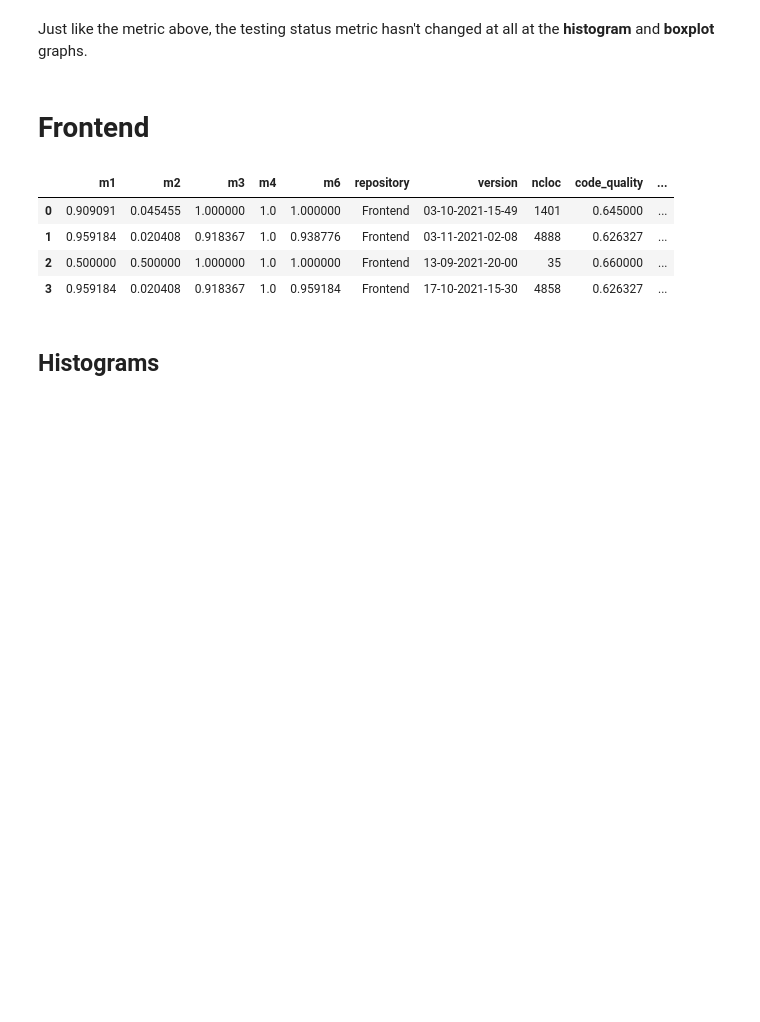
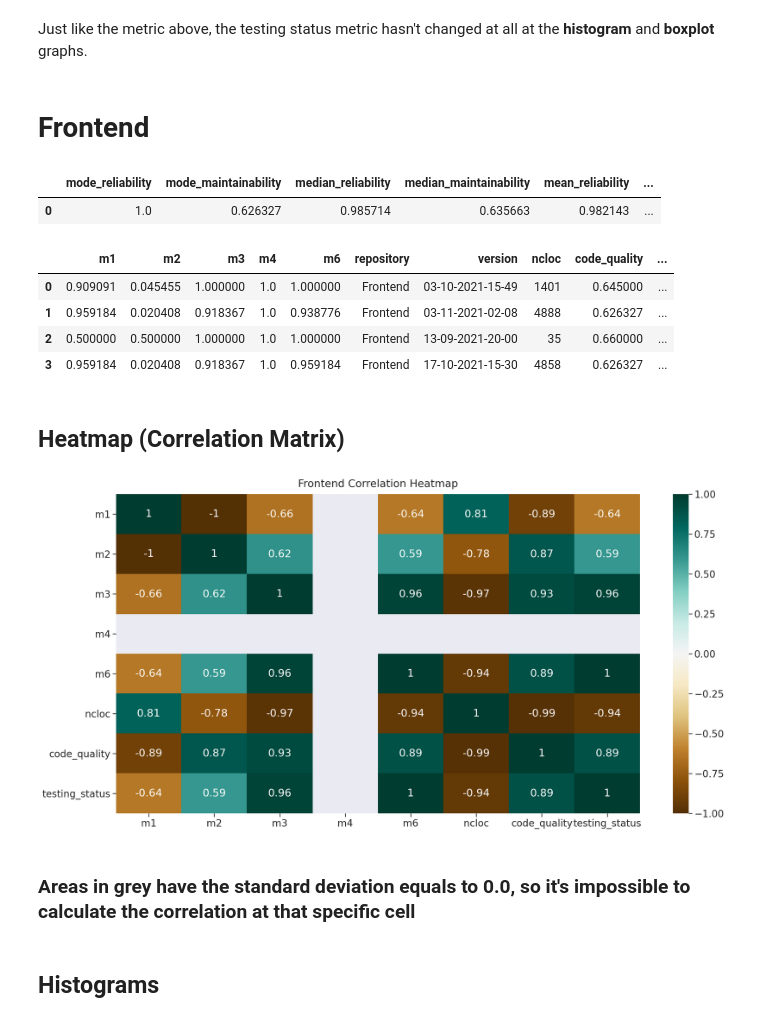
Before and after one commit to fga-eps-mds/2021.1-PC-GO1, a Jupyter notebook: analytics-notebooks/analytics.ipynb, the cells around one changed output. Drawn from its saved outputs; the diff is of its cells as text; code cells hidden in the pictures; blank space fills up the shorter version.

```diff
--- a/analytics-notebooks/analytics.ipynb
+++ b/analytics-notebooks/analytics.ipynb
@@ -646,6 +750,28 @@ We can see at the **histogram** (only has one column) and **boxplot** (a single
 Just like the metric above, the testing status metric hasn't changed at all at the **histogram** and **boxplot** graphs.
 # %% [markdown]
 # Frontend
+# %%
+descriptive_statistics_frontend = pd.DataFrame()
+
+descriptive_statistics_frontend['mode_reliability'] = frontend_metrics['testing_status'].mode()
+descriptive_statistics_frontend['mode_maintainability'] = frontend_metrics['code_quality'].mode()
+descriptive_statistics_frontend['median_reliability'] = frontend_metrics['testing_status'].median()
+descriptive_statistics_frontend['median_maintainability'] = frontend_metrics['code_quality'].median()
+descriptive_statistics_frontend['mean_reliability'] = frontend_metrics['testing_status'].mean()
+descriptive_statistics_frontend['mean_maintainability'] = frontend_metrics['code_quality'].mean()
+descriptive_statistics_frontend['max_reliability'] = frontend_metrics['testing_status'].max()
+descriptive_statistics_frontend['max_maintainability'] = frontend_metrics['code_quality'].max()
+descriptive_statistics_frontend['min_reliability'] = frontend_metrics['testing_status'].min()
+descriptive_statistics_frontend['min_maintainability'] = frontend_metrics['code_quality'].min()
+descriptive_statistics_frontend['std_dev_reliability'] = frontend_metrics['testing_status'].std()
+descriptive_statistics_frontend['std_dev_maintainability'] = frontend_metrics['code_quality'].std()
+descriptive_statistics_frontend['variance_reliability'] = frontend_metrics['testing_status'].var()
+descriptive_statistics_frontend['variance_maintainability'] = frontend_metrics['code_quality'].var()
+
+descriptive_statistics_frontend
+# %% [output]
+|  | mode_reliability | mode_maintainability | median_reliability | median_maintainability | mean_reliability | ... |
+| 0 | 1.0 | 0.626327 | 0.985714 | 0.635663 | 0.982143 | ... |
 # %%
 frontend_metrics
 # %% [output]
@@ -654,6 +780,16 @@ frontend_metrics
 | 1 | 0.959184 | 0.020408 | 0.918367 | 1.0 | 0.938776 | Frontend | 03-11-2021-02-08 | 4888 | 0.626327 | ... |
 | 2 | 0.500000 | 0.500000 | 1.000000 | 1.0 | 1.000000 | Frontend | 13-09-2021-20-00 | 35 | 0.660000 | ... |
 | 3 | 0.959184 | 0.020408 | 0.918367 | 1.0 | 0.959184 | Frontend | 17-10-2021-15-30 | 4858 | 0.626327 | ... |
+# %% [markdown]
+## Heatmap (Correlation Matrix)
+# %%
+plt.figure(figsize=(20, 10))
+heatmap = sns.heatmap(frontend_metrics.corr(), vmin=-1, vmax=1, annot=True, cmap='BrBG')
+heatmap.set_title('Frontend Correlation Heatmap', fontdict={'fontsize':18}, pad=12);
+# %% [output]
+[figure, added]
+# %% [markdown]
+### Areas in grey have the standard deviation equals to 0.0, so it's impossible to calculate the correlation at that specific cell
 # %% [markdown]
 ## Histograms
 # %% [markdown]
```
Also changed, not shown: parts of 22 cells of this notebook, 2 other files.
